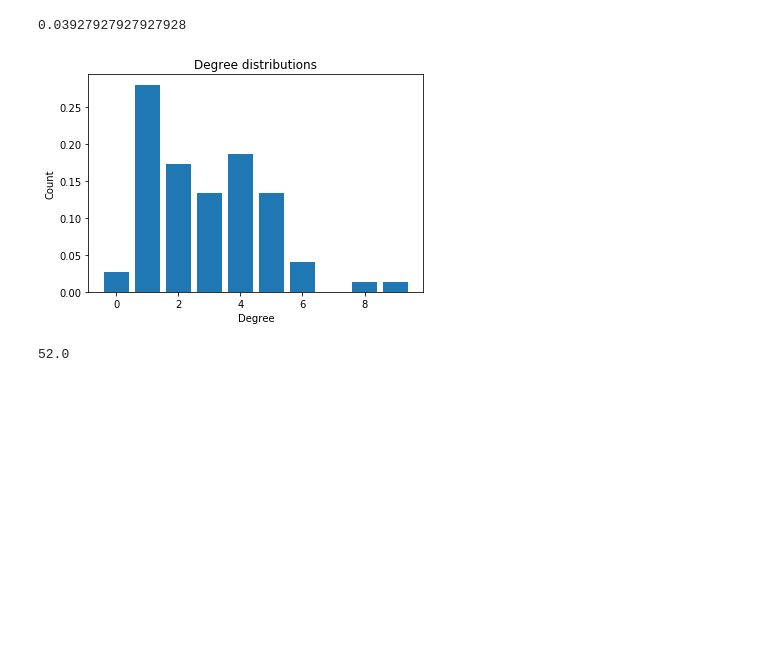
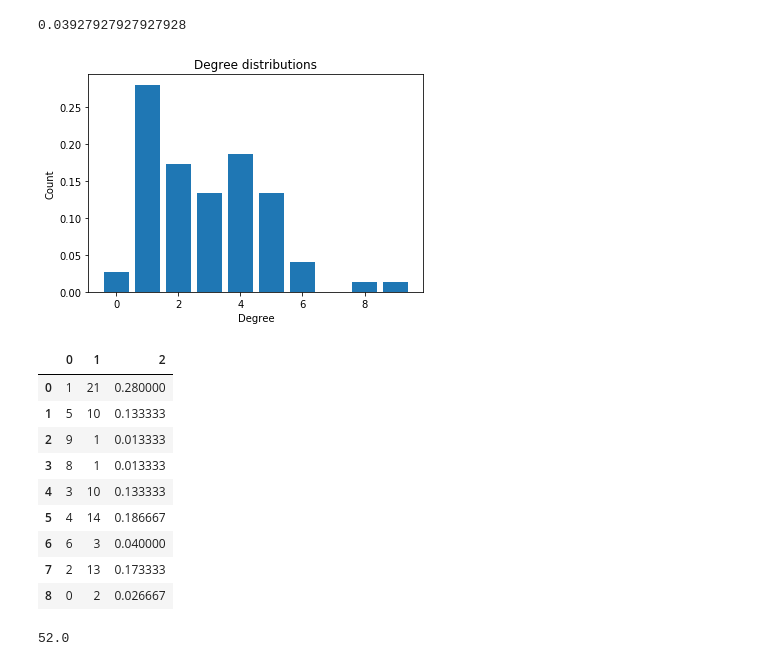
Before and after one commit to junipertcy/networkie, a Jupyter notebook: hw3.ipynb, the cells around one changed output. Drawn from its saved outputs; the diff is of its cells as text; code cells hidden in the pictures; blank space fills up the shorter version.

```diff
--- a/hw3.ipynb
+++ b/hw3.ipynb
@@ -87,23 +87,35 @@ G.size()/(G.number_of_nodes()*(G.number_of_nodes()-1)/2)
 # %% [output]
 0.03927927927927928
 # %%
-G_degree=[]
-for i in range(len(G.degree())):
-    G_degree.append(G.degree()[i])
+G_degree = []
+for i in range(len(G.degree)):
+    G_degree.append(G.degree(i))
+
 G_degree_count=[]
-for i in range(len(sorted(G_degree))):
+for i in range(len(G_degree)):
     G_degree_count.append((sorted(G_degree)[i],G_degree.count(sorted(G_degree)[i])))
 
 G_degree_count=pd.DataFrame(list(set(G_degree_count)))
 G_degree_count[2]=G_degree_count[1]/sum(G_degree_count[1])
 
 plt.bar(G_degree_count[0],G_degree_count[2])
 plt.title("Degree distributions")
 plt.xlabel("Degree")
 plt.ylabel("Count")
 plt.show()
+G_degree_count
 # %% [output]
 [figure]
+|  | 0 | 1 | 2 |
+| 0 | 1 | 21 | 0.280000 |
+| 1 | 5 | 10 | 0.133333 |
+| 2 | 9 | 1 | 0.013333 |
+| 3 | 8 | 1 | 0.013333 |
+| 4 | 3 | 10 | 0.133333 |
+| 5 | 4 | 14 | 0.186667 |
+| 6 | 6 | 3 | 0.040000 |
+| 7 | 2 | 13 | 0.173333 |
+| 8 | 0 | 2 | 0.026667 |
 # %%
 sum(nx.triangles(G).values())/3
 # %% [output]
```
Also changed, not shown: parts of 1 cell of this notebook.
